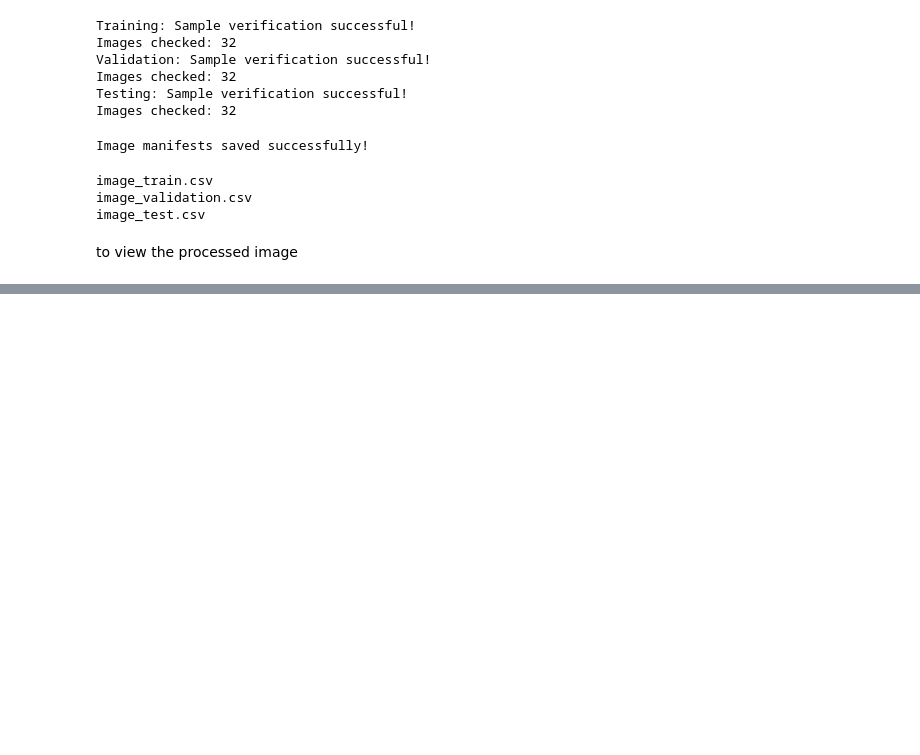
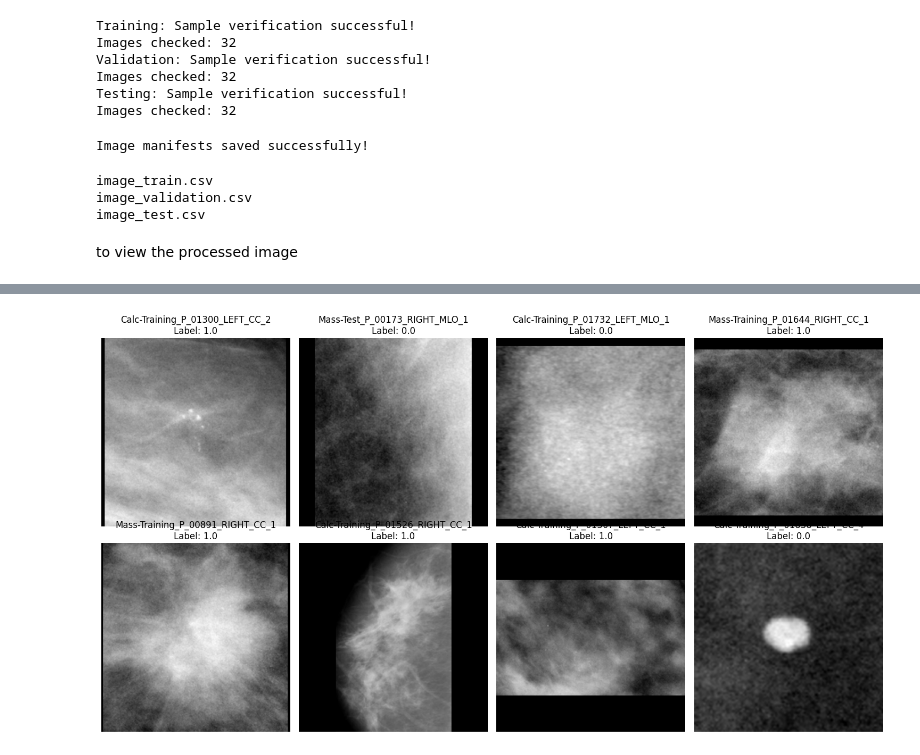
Before and after one commit to tharsini172005-svg/breast_cancer, a Jupyter notebook: Breast_Cancer_Dataset_Preprocessing.ipynb, the cells around one changed output, grey strips where cells are left out. Cells and saved outputs as stored; diff of their text form; code cells hidden in the pictures; blank space fills up the shorter version.

```diff
--- a/Breast_Cancer_Dataset_Preprocessing.ipynb
+++ b/Breast_Cancer_Dataset_Preprocessing.ipynb
@@ -2377,0 +2380,22 @@ NameError: name 'train_loader' is not defined
+# %%
+fig, axes = plt.subplots(2, 4, figsize=(15, 8))
+
+for i, ax in enumerate(axes.flat):
+
+    img = images[i].cpu().clone()
+
+    img = img * std + mean
+    img = img.clamp(0, 1)
+
+    img = img.permute(1, 2, 0).numpy()
+
+    ax.imshow(img)
+    ax.set_title(
+        f"{case_ids[i]}\nLabel: {labels[i].item()}"
+    )
+    ax.axis("off")
+
+plt.tight_layout()
+plt.show()
+# %% [output]
+[figure, added]
```
Also changed, not shown: parts of 8 cells of this notebook.
